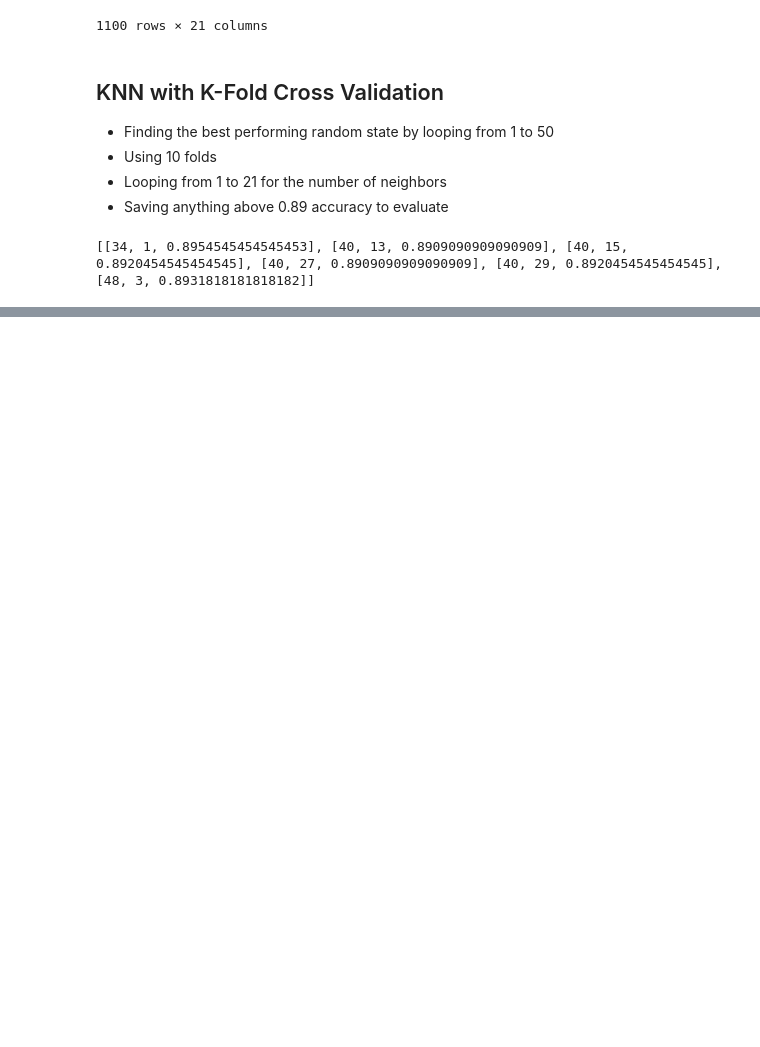
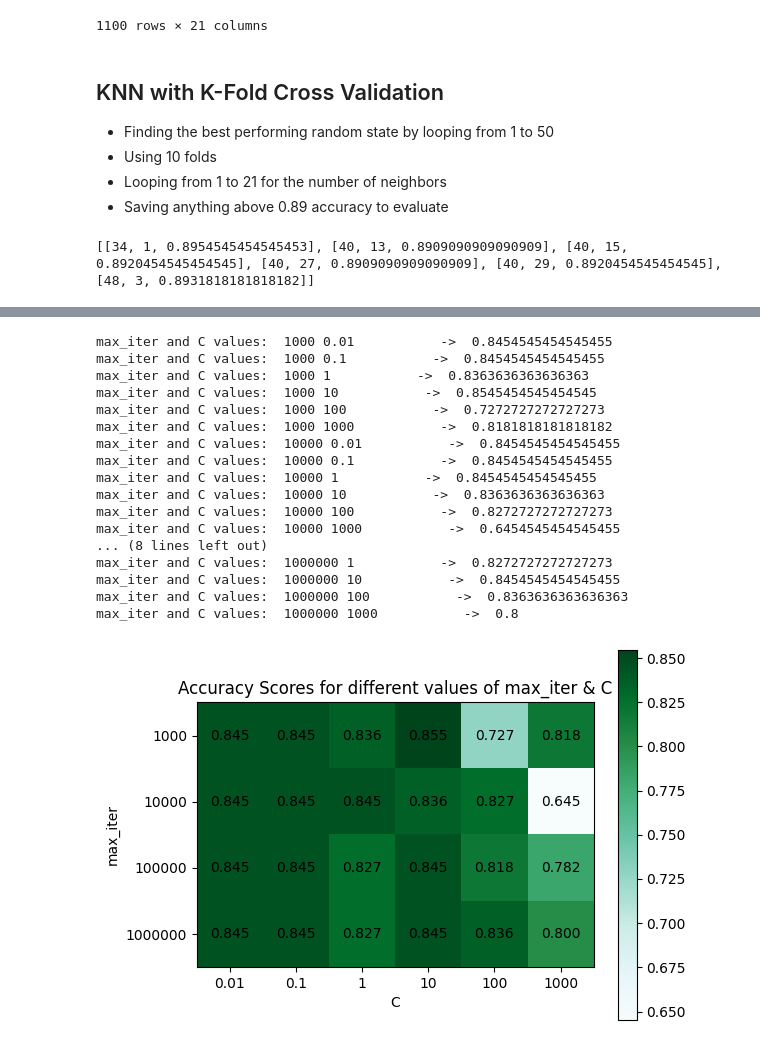
Before and after one commit to ZacPerry-dev/Student-Stress-Factors, a Jupyter notebook: question1.ipynb, the cells around one changed output, grey strips where cells are left out. Drawn from its saved outputs; the diff is of its cells as text; code cells hidden in the pictures; blank space fills up the shorter version.

Commit message:
Add Linear SVC attempt to part1

```diff
--- a/question1.ipynb
+++ b/question1.ipynb
@@ -91,0 +103,74 @@ plt.show()
+# %%
+def _linearSVC_classifying(X_subtrain, X_val, y_subtrain, y_val, max_iter_values, _C_values, acc_score_values):
+
+    # Loop and fit the LinearSVC for each combination. Print the accuracy score and store.
+    for i in max_iter_values:
+        for j in _C_values:
+            svc = LinearSVC(max_iter=i, C=j, random_state=42)
+
+            svc.fit(X_subtrain, y_subtrain)
+            y_pred = svc.predict(X_val)
+
+            acc_score = accuracy_score(y_val, y_pred)
+            acc_score_values.append(acc_score)
+
+            print("max_iter and C values: ", i, j, "          -> ", acc_score)
+
+    # Convert the acc_score_list to a NumPy array & reshape for the heatmap.
+    acc_score_values = np.array(acc_score_values)
+    acc_score_values = acc_score_values.reshape(len(max_iter_values), len(_C_values))
+
+    return acc_score_values
+
+
+def create_heatmap(acc_score_values, max_iter_values, _C_values):
+    heatmap = plt.imshow(acc_score_values, cmap="BuGn")
+
+    plt.colorbar(heatmap)
+
+    plt.title("Accuracy Scores for different values of max_iter & C")
+    plt.xlabel("C")
+    plt.ylabel("max_iter")
+    plt.xticks(np.arange(len(_C_values)), _C_values)
+    plt.yticks(np.arange(len(max_iter_values)), max_iter_values)
+
+    # Loops through the values of max_iter and C, adding the value of each combination to their respective index on the heatmap.
+    # This was done to help provide more insight into the results on the heatmap.
+    for i in range(len(max_iter_values)):
+        for j in range(len(_C_values)):
+            plt.text(j, i, f"{acc_score_values[i][j]:.3f}", ha='center', va='center', color='black', fontsize=10)
+
+    plt.show()
+
+    return None
+
+
+# Train_test_split the data as usual. Then, split the training data into sub-training and validation sets (0.125 of the training).
+X_train, X_test, y_train, y_test = train_test_split(x, y, test_size=0.2, random_state=42)
+X_subtrain, X_val, y_subtrain, y_val = train_test_split(X_train, y_train, test_size=0.125, random_state=42)
+
+max_iter_values = [1000, 10000, 100000, 1000000]
+_C_values = [0.01, 0.1, 1, 10, 100, 1000]
+acc_score_values = []
+
+acc_score_values = _linearSVC_classifying(X_subtrain, X_val, y_subtrain, y_val, max_iter_values, _C_values, acc_score_values)
+create_heatmap(acc_score_values, max_iter_values, _C_values)
+# %% [output]
+max_iter and C values:  1000 0.01           ->  0.8454545454545455
+max_iter and C values:  1000 0.1           ->  0.8454545454545455
+max_iter and C values:  1000 1           ->  0.8363636363636363
+max_iter and C values:  1000 10           ->  0.8545454545454545
+max_iter and C values:  1000 100           ->  0.7272727272727273
+max_iter and C values:  1000 1000           ->  0.8181818181818182
+max_iter and C values:  10000 0.01           ->  0.8454545454545455
+max_iter and C values:  10000 0.1           ->  0.8454545454545455
+max_iter and C values:  10000 1           ->  0.8454545454545455
+max_iter and C values:  10000 10           ->  0.8363636363636363
+max_iter and C values:  10000 100           ->  0.8272727272727273
+max_iter and C values:  10000 1000           ->  0.6454545454545455
+... (8 lines left out)
+max_iter and C values:  1000000 1           ->  0.8272727272727273
+max_iter and C values:  1000000 10           ->  0.8454545454545455
+max_iter and C values:  1000000 100           ->  0.8363636363636363
+max_iter and C values:  1000000 1000           ->  0.8
+[figure, added]
```
Also changed, not shown: parts of 7 cells of this notebook.
